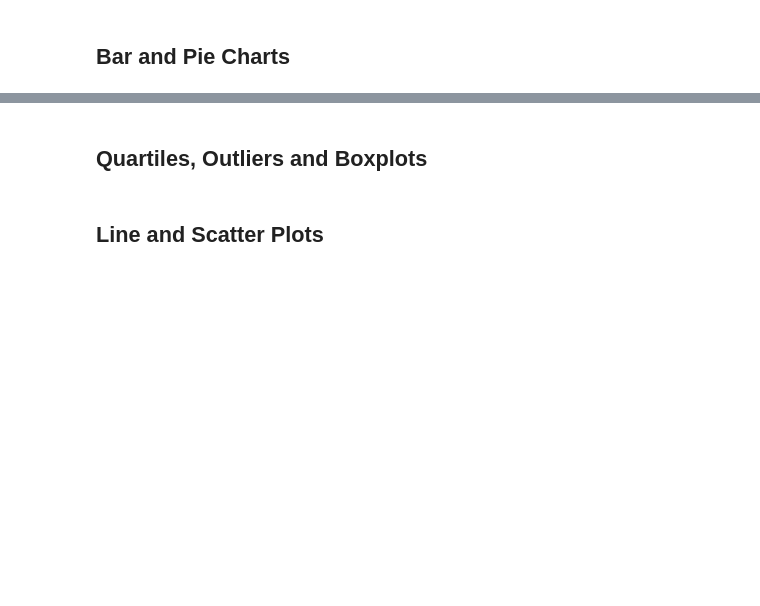
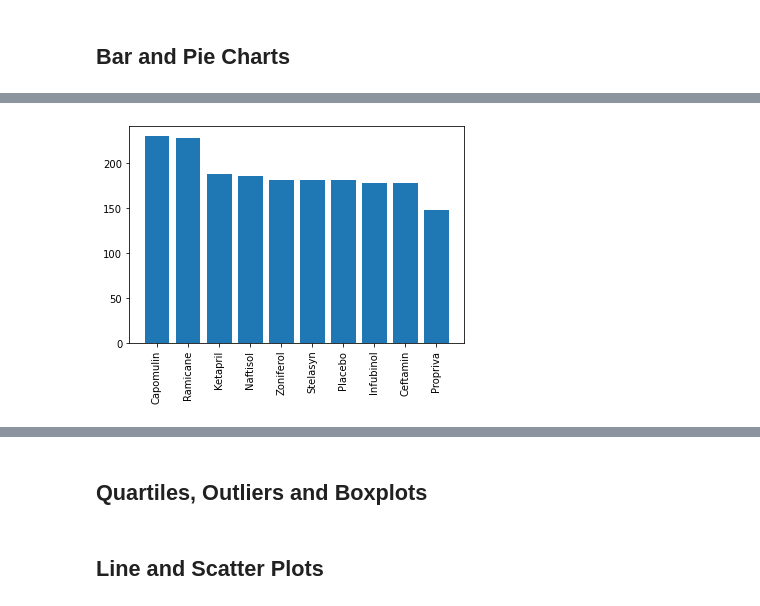
Before and after one commit to LeeProut/matplotlib-challenge, a Jupyter notebook: Pymaceuticals/pymaceuticals.ipynb, the cells around one changed output, grey strips where cells are left out. Drawn from its saved outputs; the diff is of its cells as text; code cells hidden in the pictures; blank space fills up the shorter version.

```diff
--- a/Pymaceuticals/pymaceuticals.ipynb
+++ b/Pymaceuticals/pymaceuticals.ipynb
@@ -69,0 +197,25 @@ number_of_mice
+# %%
+# Generate a bar plot showing the total number of mice for each treatment throughout the course of the study using pyplot.
+
+unique_mice_data_df
+
+drug_list = unique_mice_data_df["Drug Regimen"].value_counts()
+drug_list
+
+plt.bar(drug_list.index.values, drug_list.values)
+plt.xticks(rotation = 90)
+plt
+
+plt.show()
+
+
+# x_axis = np.arange(0, len("Drug Regimen"))
+# plot.bar(x_axis, drug_list, facecolor="blue", alpha=0.5)
+# plot.xticks(x_axis, drug_list)
+
+
+# plot.title("Number of Data Points for each Treatment")
+# plot.xlabel("Drug Regimen")
+# plot.ylabel("Number of Data Points")
+# %% [output]
+[figure, added]
```
Also changed, not shown: parts of 16 cells of this notebook.
